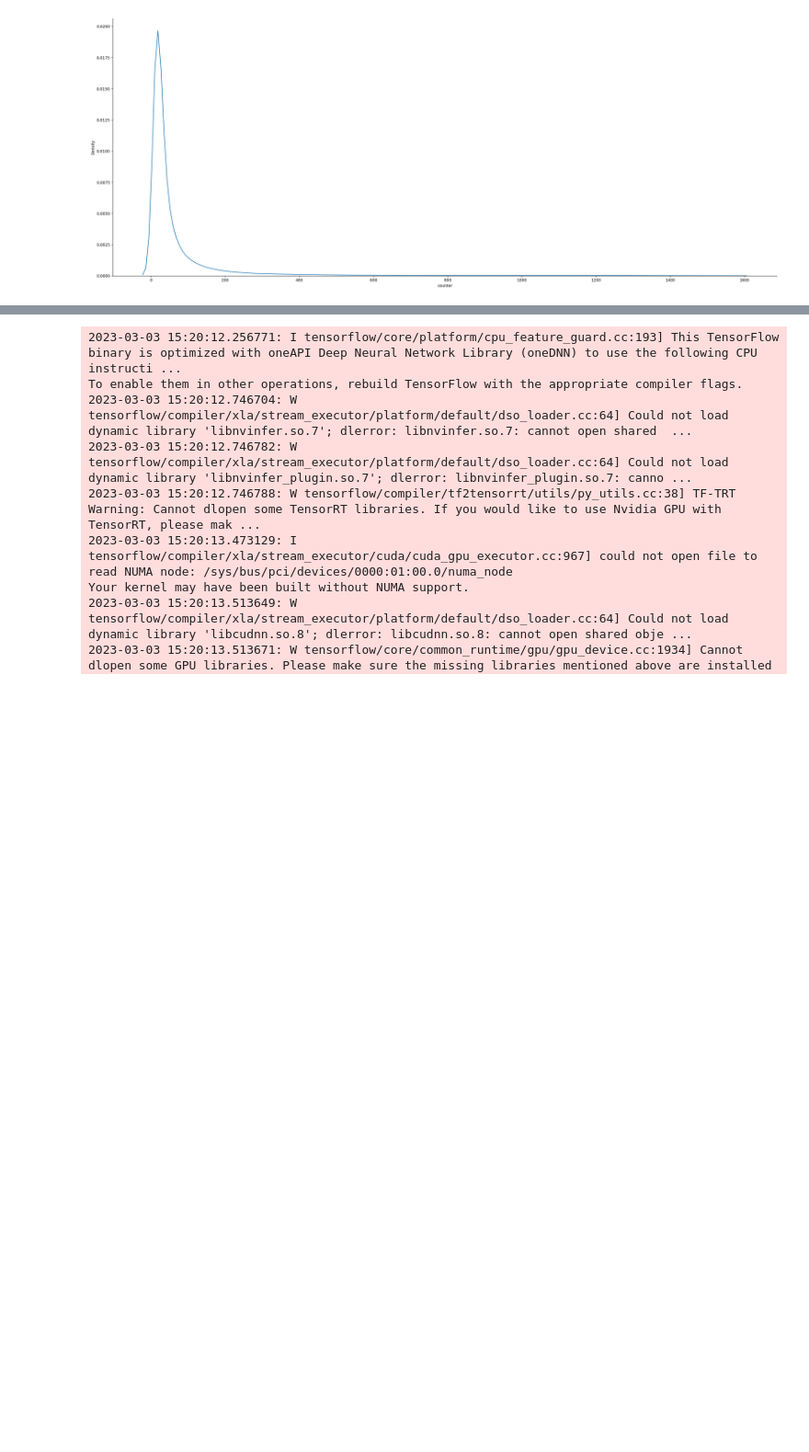
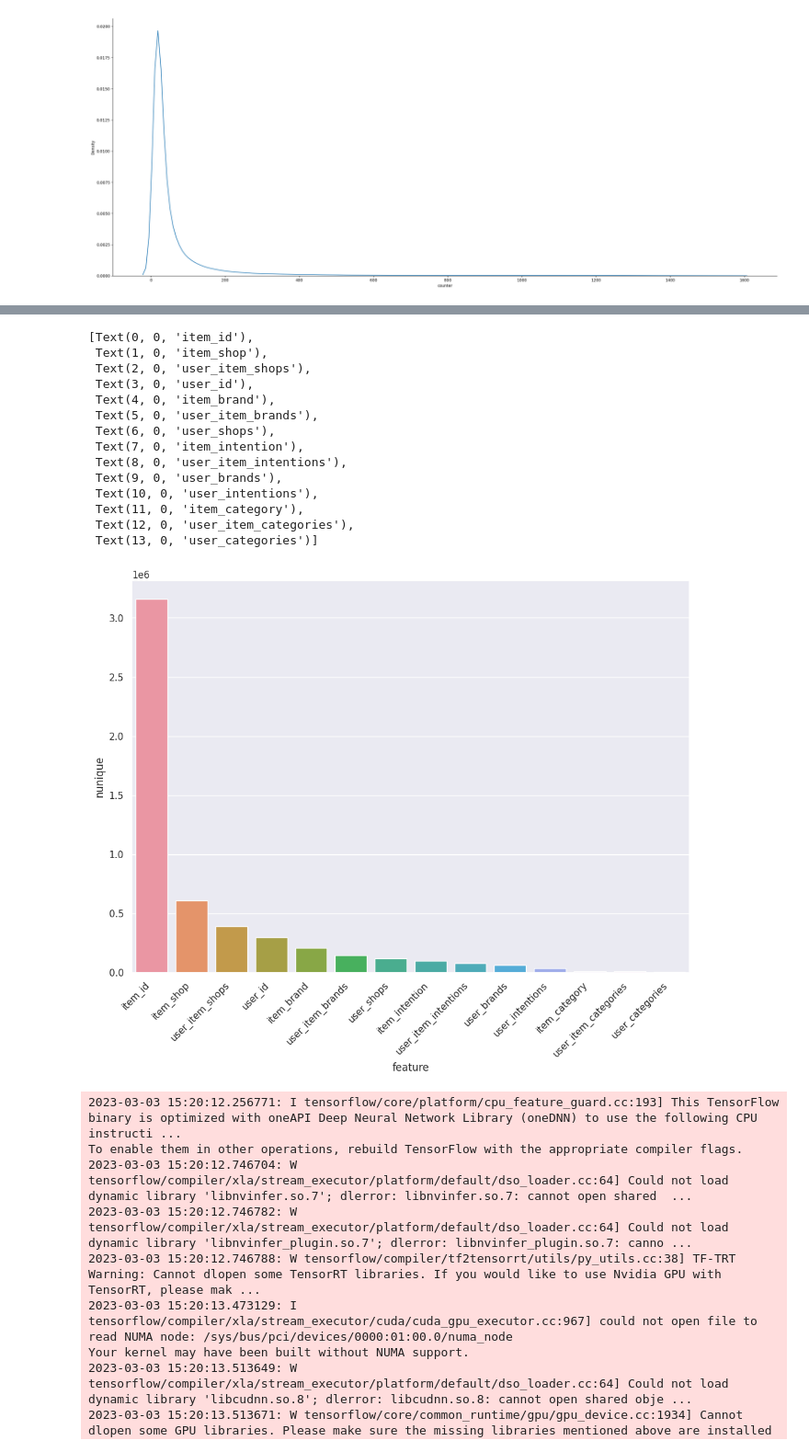
Before and after one commit to paulbruffett/multistage-recommenders, a Jupyter notebook: DataExploration.ipynb, the cells around one changed output, grey strips where cells are left out. Shown at 92% size. Drawn from its saved outputs; the diff is of its cells as text; code cells hidden in the pictures; blank space fills up the shorter version.

```diff
--- a/DataExploration.ipynb
+++ b/DataExploration.ipynb
@@ -80,3 +54,0 @@ df_agg.sort_values("counter",ascending=False)[:20]
-# %%
-df['counter'] = 1
-cust_agg = df[['user_id','counter']].groupby('user_id').count()
@@ -100,5 +54,0 @@ cust_agg.sort_values("counter")
-# %%
-df['counter'] = 1
-df_agg = df[['item_id','counter']].groupby('item_id').count()
-df_agg = df_agg[df_agg['counter']>500]
-df_filtered = pd.merge(df_agg, df, on=['item_id', 'item_id'], how='left')
@@ -117,0 +55,2 @@ len(df_filtered)
+# %%
+nu = df.nunique().reset_index()
@@ -118,3 +77,26 @@ len(df_filtered)
+# %%
+nu = nu.sort_values("nunique",ascending=False)[:14]
+# %%
+sns.set(rc={'figure.figsize':(11.7,8.27)})
+nu.columns = ['feature','nunique']
+ax = sns.barplot(x='feature', y='nunique', data=nu)
+ax.set_xticklabels(ax.get_xticklabels(), rotation=45, horizontalalignment='right')
+# %% [output]
+[Text(0, 0, 'item_id'),
+ Text(1, 0, 'item_shop'),
+ Text(2, 0, 'user_item_shops'),
+ Text(3, 0, 'user_id'),
+ Text(4, 0, 'item_brand'),
+ Text(5, 0, 'user_item_brands'),
+ Text(6, 0, 'user_shops'),
+ Text(7, 0, 'item_intention'),
+ Text(8, 0, 'user_item_intentions'),
+ Text(9, 0, 'user_brands'),
+ Text(10, 0, 'user_intentions'),
+ Text(11, 0, 'item_category'),
+ Text(12, 0, 'user_item_categories'),
+ Text(13, 0, 'user_categories')]
+[figure, added]
 # %%
 
 from typing import Dict, Text
```
Also changed, not shown: parts of 7 cells of this notebook, 1 other file.
